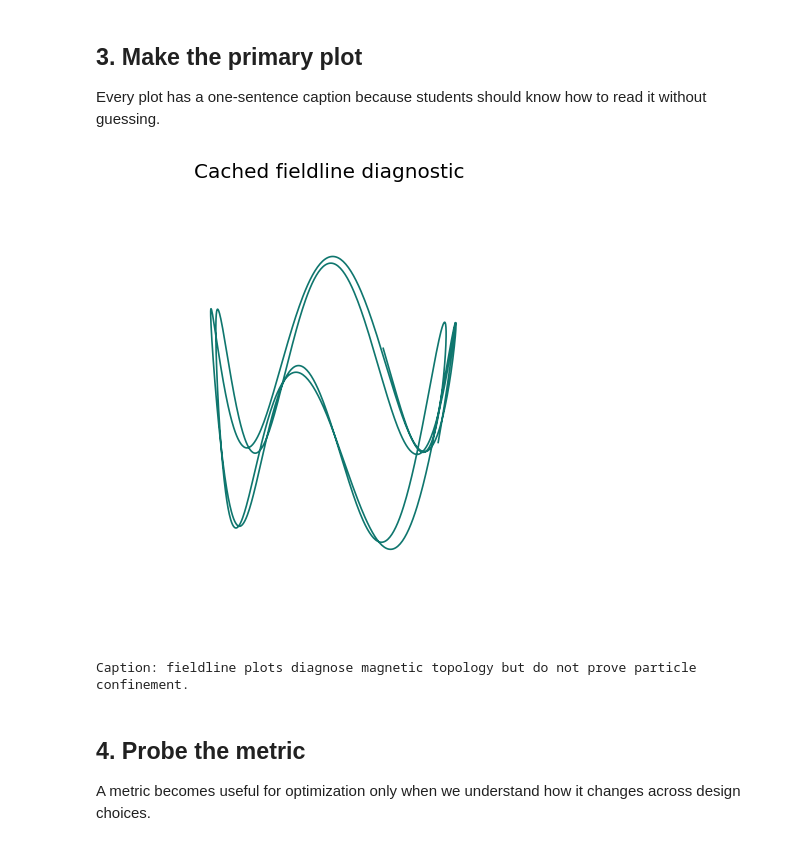
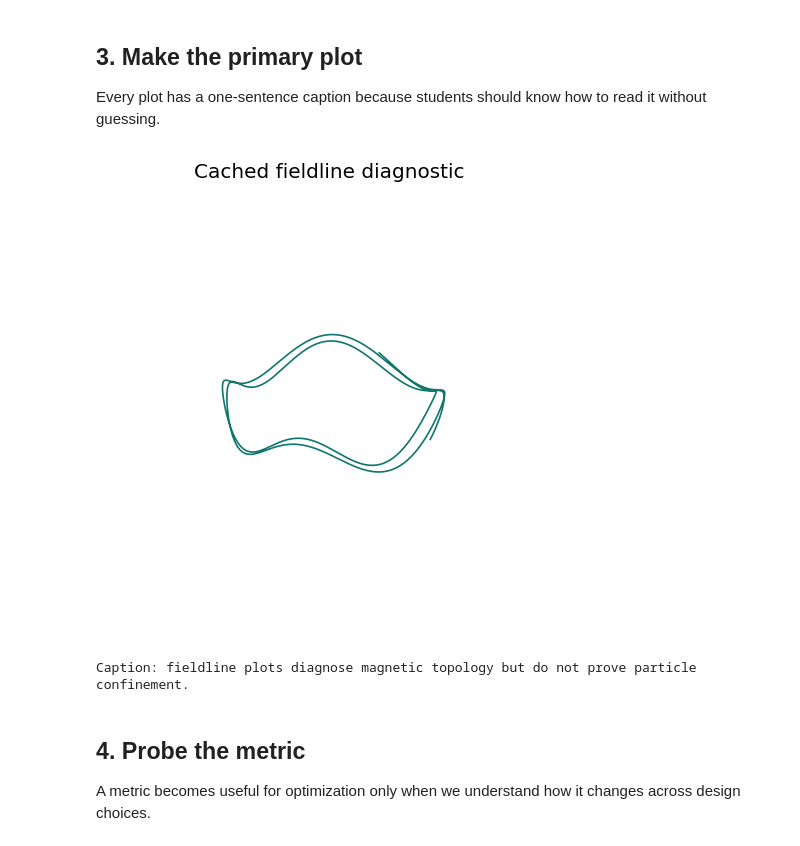
Before and after one commit to rogeriojorge/sos2026-rjorge-stellarator-optimization, a Jupyter notebook: notebooks/06_essos_fieldlines_particles.ipynb, the cells around one changed output. Cells and saved outputs as stored; diff of their text form; code cells hidden in the pictures.

```diff
--- a/notebooks/06_essos_fieldlines_particles.ipynb
+++ b/notebooks/06_essos_fieldlines_particles.ipynb
@@ -97,14 +97,15 @@ Every plot has a one-sentence caption because students should know how to read i
 # %%
 fig = plt.figure(figsize=(5.8, 4.2))
 ax = fig.add_subplot(111, projection="3d")
 ax.plot(fieldline.x, fieldline.y, fieldline.z, color="#0f766e", lw=1)
 ax.set_axis_off()
 ax.set_title("Cached fieldline diagnostic")
+fix_matplotlib_3d(ax)
 savefig(fig, "06_fieldlines.png")
 plt.show()
 print("Caption: fieldline plots diagnose magnetic topology but do not prove particle confinement.")
 # %% [output]
-[figure, old version]
+[figure, new version]
 Caption: fieldline plots diagnose magnetic topology but do not prove particle confinement.
 # %% [markdown]
 ## 4. Probe the metric
```
Also changed, not shown: parts of 1 cell of this notebook, 38 other files.
